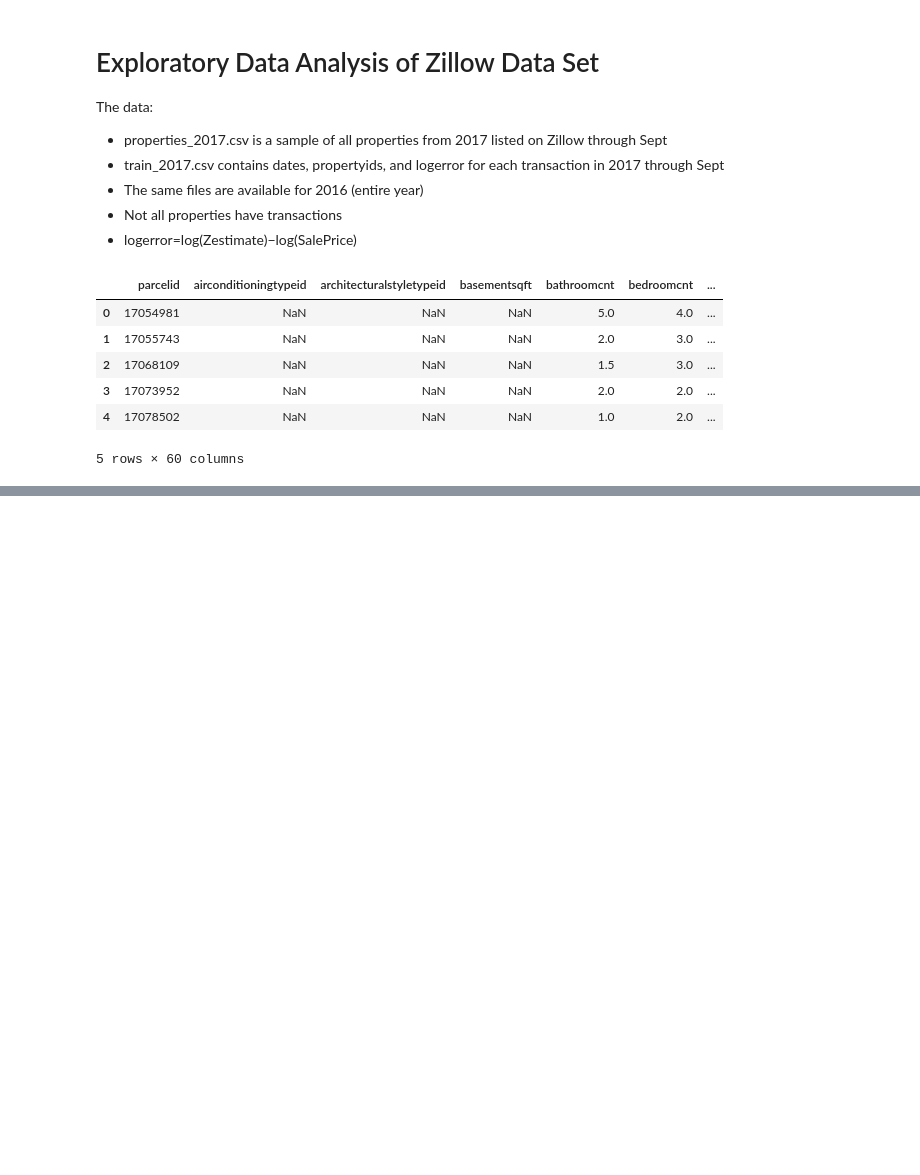
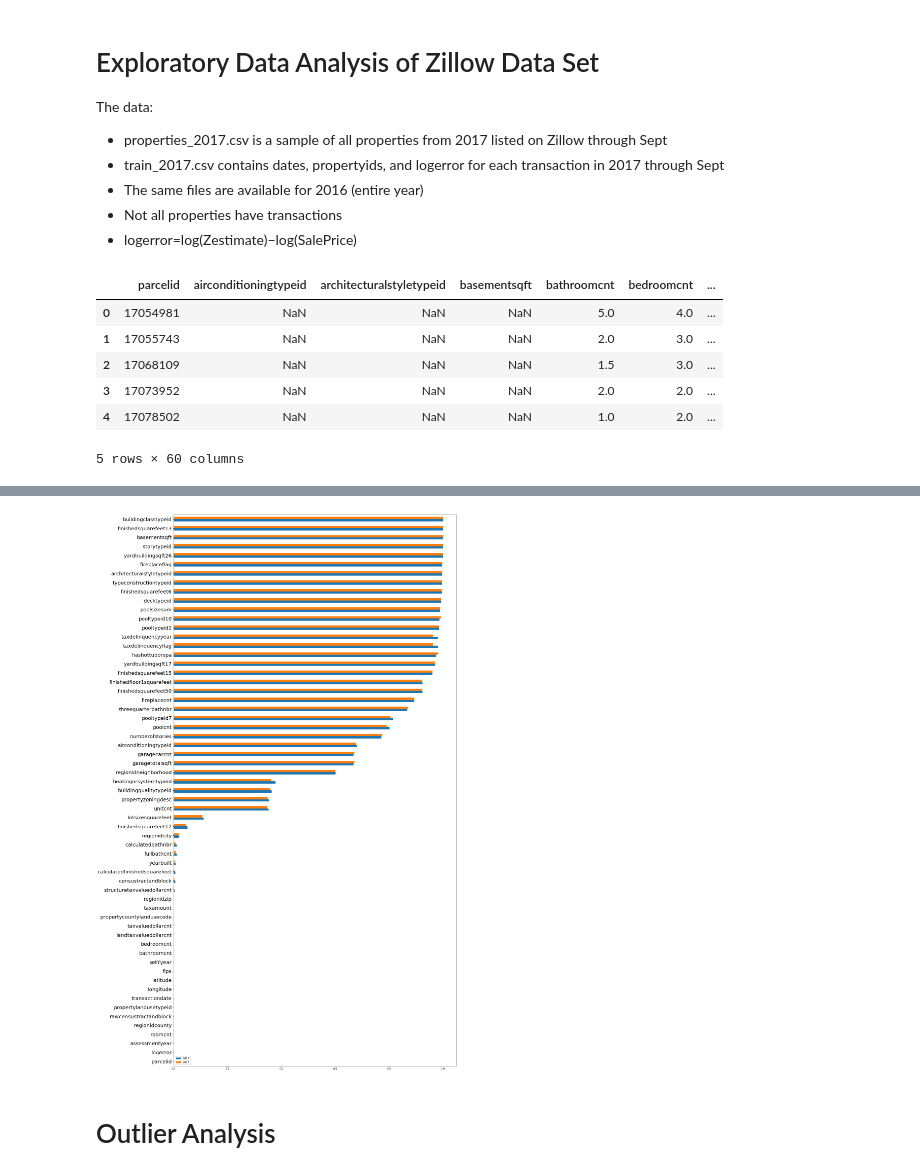
Before and after one commit to erstrong/INFO-7390-ADS-Fall-17-TeamNo., a Jupyter notebook: Mid-Term/Part 1 Exploratory Data Analysis.ipynb, the cells around one changed output, grey strips where cells are left out. Saved outputs shown, nothing was run; the diff lists cells and outputs as text; code cells hidden in the pictures; blank space fills up the shorter version.

```diff
--- a/Mid-Term/Part 1 Exploratory Data Analysis.ipynb
+++ b/Mid-Term/Part 1 Exploratory Data Analysis.ipynb
@@ -91,0 +141,16 @@ Name: taxdelinquencyyear, dtype: float64
+# %%
+missing_percents16 = (len(df_merged16.index) - df_merged16.count())/len(df_merged16.index)
+missing_percents17 = (len(df_merged17.index) - df_merged17.count())/len(df_merged17.index)
+# %%
+missing_percents16.sort_values(inplace=True)
+temp = pd.DataFrame(missing_percents17, columns=['2017'])
+missing_combined = pd.DataFrame(missing_percents16, columns=['2016'])
+missing_combined = missing_combined.join(temp)
+# %%
+missing_combined.plot.barh(figsize=(20,40))
+plt.yticks(size=20)
+plt.show()
+# %% [output]
+[figure, added]
+# %% [markdown]
+# Outlier Analysis
```
Also changed, not shown: parts of 84 cells of this notebook.
